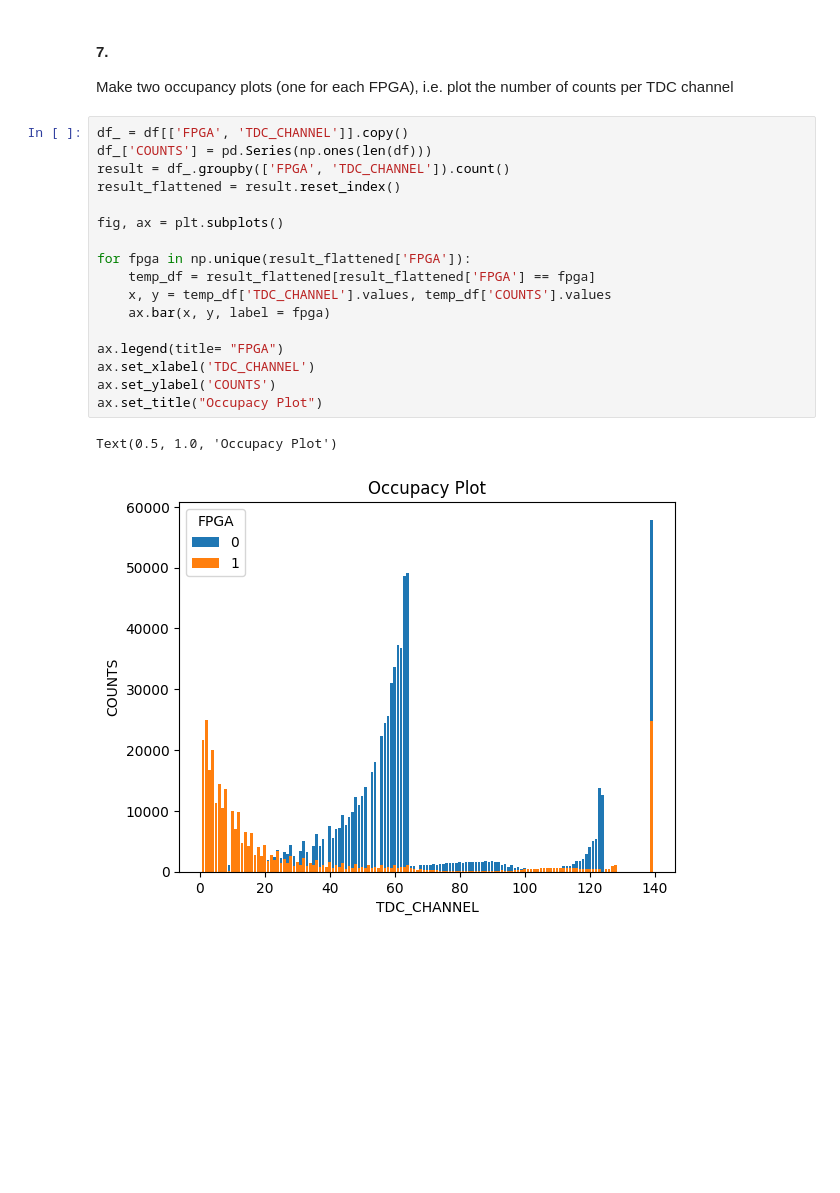
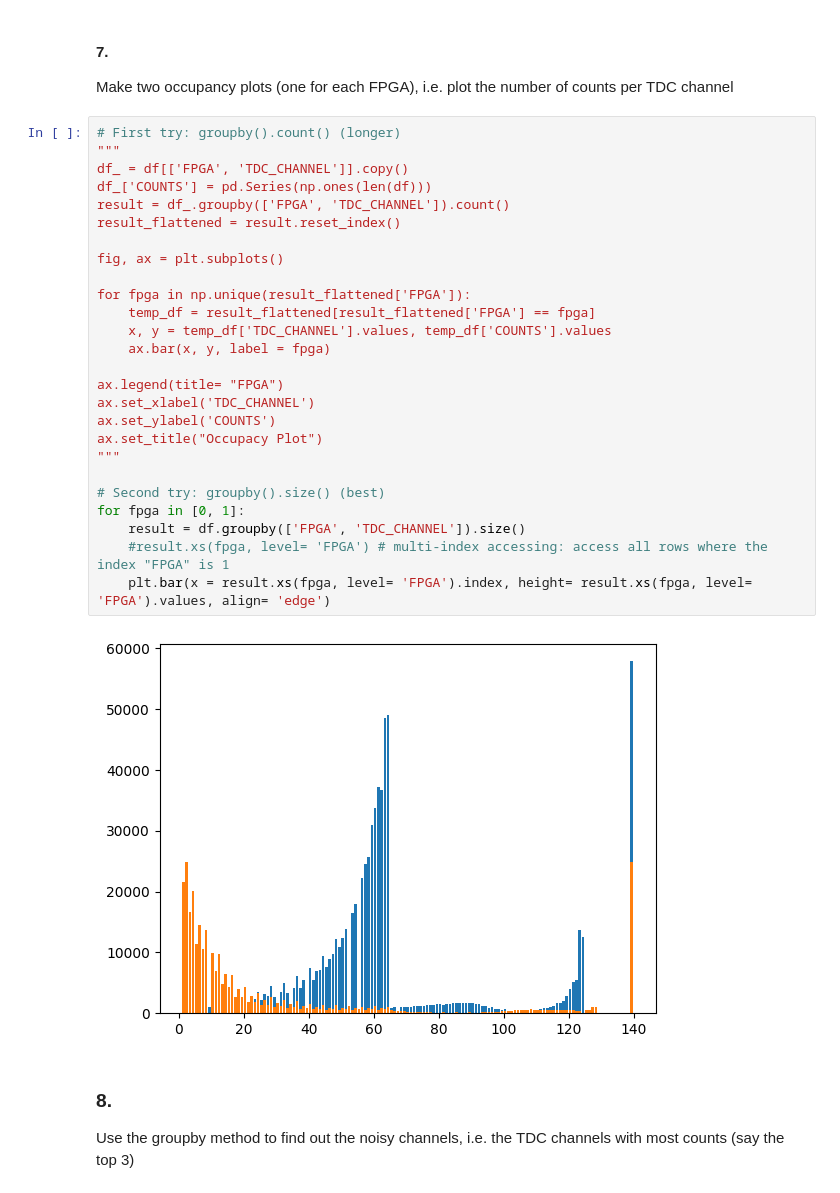
Before and after one commit to miriamzara/LaboratoryOfComputationalPhysics_Y7, a Jupyter notebook: 06_Pandas/06ex_Pandas.ipynb, the cells around one changed output. Cells and saved outputs as stored; diff of their text form; blank space fills up the shorter version.

```diff
--- a/06_Pandas/06ex_Pandas.ipynb
+++ b/06_Pandas/06ex_Pandas.ipynb
@@ -184,22 +184,33 @@ print(df_filtered.head())
 #### 7\.
 Make two occupancy plots (one for each FPGA), i.e. plot the number of counts per TDC channel
 # %%
+# First try: groupby().count() (longer)
+"""
 df_ = df[['FPGA', 'TDC_CHANNEL']].copy()
 df_['COUNTS'] = pd.Series(np.ones(len(df)))
 result = df_.groupby(['FPGA', 'TDC_CHANNEL']).count()
 result_flattened = result.reset_index()
 
 fig, ax = plt.subplots()
 
 for fpga in np.unique(result_flattened['FPGA']):
     temp_df = result_flattened[result_flattened['FPGA'] == fpga]
     x, y = temp_df['TDC_CHANNEL'].values, temp_df['COUNTS'].values
     ax.bar(x, y, label = fpga)
 
 ax.legend(title= "FPGA")
 ax.set_xlabel('TDC_CHANNEL')
 ax.set_ylabel('COUNTS')
 ax.set_title("Occupacy Plot")
+"""
+
+# Second try: groupby().size() (best)
+for fpga in [0, 1]:
+    result = df.groupby(['FPGA', 'TDC_CHANNEL']).size()
+    #result.xs(fpga, level= 'FPGA') # multi-index accessing: access all rows where the index "FPGA" is 1
+    plt.bar(x = result.xs(fpga, level= 'FPGA').index, height= result.xs(fpga, level= 'FPGA').values, align= 'edge')
 # %% [output]
-Text(0.5, 1.0, 'Occupacy Plot')
-[figure, old version]
+[figure, new version]
+# %% [markdown]
+### 8\.
+Use the groupby method to find out the noisy channels, i.e. the TDC channels with most counts (say the top 3)
```
Also changed, not shown: parts of 6 cells of this notebook, 5 other files.
